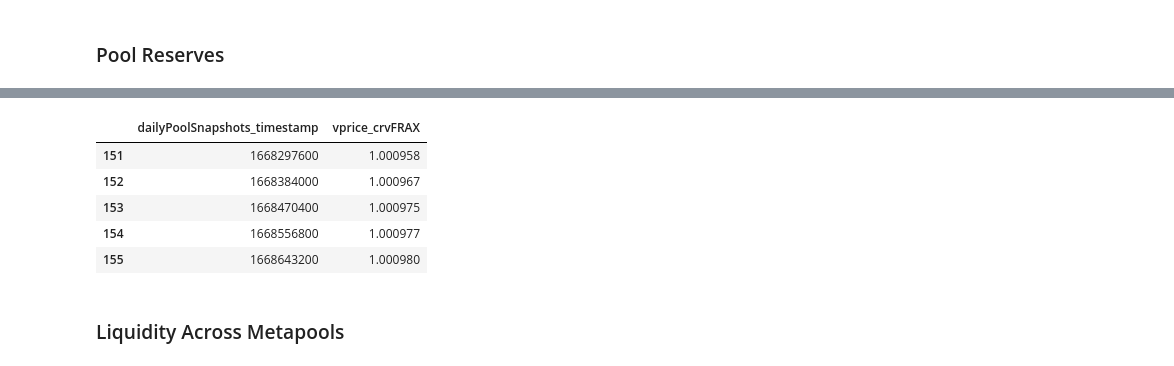
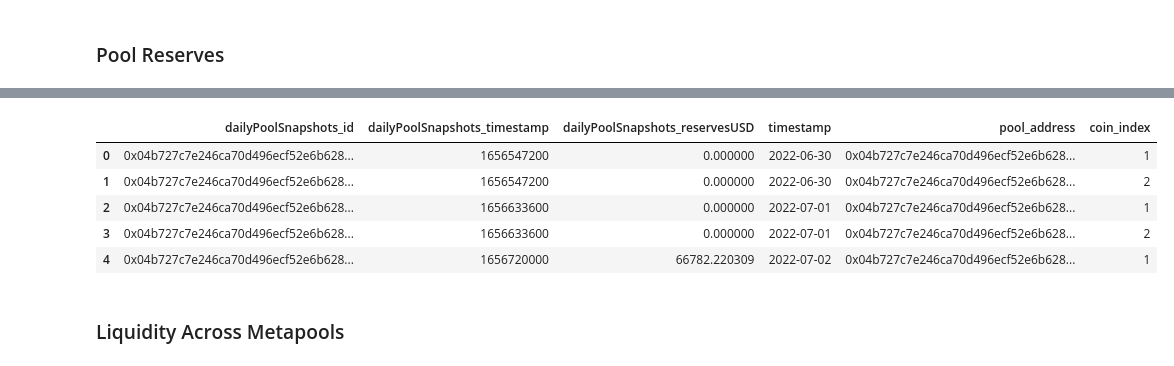
Before and after one commit to bam4564/flywheel, a Jupyter notebook: VotiumBribes.ipynb, the cells around one changed output, grey strips where cells are left out. Cells and saved outputs as stored; diff of their text form; code cells hidden in the pictures.

```diff
--- a/VotiumBribes.ipynb
+++ b/VotiumBribes.ipynb
@@ -425,20 +386,3 @@ DOLAFRAXBP3CRV-f
 # %%
-dfs_pool_snapshots = []
-for i, pool_id in enumerate(pool_ids):
-    print(f"Query {i+1} / {len(pool_ids)}")
-    pool_snaps = sg_curve.Query.dailyPoolSnapshots(where={"pool": pool_id}, first=10000, orderBy="timestamp", orderDirection="asc")
-    pool_attrs = [
-        'id',
-        'timestamp',
-        'reserves',
-        'reservesUSD',
-        'normalizedReserves',
-    ]
-    dfs_pool_snaps = sg.query_df([getattr(pool_snaps, attr) for attr in pool_attrs], pagination_strategy=ShallowStrategy)
-    df_pool_snaps = zip_dfs(dfs_pool_snaps, ['dailyPoolSnapshots_reservesUSD', 'dailyPoolSnapshots_normalizedReserves'])
-    df_pool_snaps = df_pool_snaps.reset_index()
-    df_pool_snaps['coin_index'] = (
-        df_pool_snaps.groupby('dailyPoolSnapshots_timestamp', sort=False)['index'].rank(method='first').astype(int)
-    )
-    df_pool_snaps = df_pool_snaps.drop(columns=['index'])
-    dfs_pool_snapshots.append(df_pool_snaps)
+pool_ids = df_pools.pool_address.unique().tolist()
+df_reserves = get_curve_pool_reserves(df_pools.pool_address.unique().tolist())
@@ -463,8 +388,0 @@ Query 21 / 21
-# %%
-df_reserves = pd.concat(dfs_pool_snapshots)
-df_reserves['timestamp'] = pd.to_datetime(df_reserves.dailyPoolSnapshots_timestamp, unit='s')
-df_reserves['pools_id'] = df_reserves.dailyPoolSnapshots_id.apply(lambda _id: _id.split('-')[0])
-df_reserves = df_reserves.merge(
-    df_pools, how='left', on=['pools_id', 'coin_index'], validate="m:1"
-)
-df_reserves.tail()
@@ -478,19 +388,0 @@ df_reserves.tail()
-# %%
-"""
-Currently, there is an issue with the pricing of crvFrax as computed in the dailyPoolSnapshots entity.
-The USD denominated tvl of the reserves is based on the price of a token that is computed in the TokenSnapshot
-entity. For some reason, this entity (for crvFrax) has the price as 0 in all cases.
-"""
-pool_snaps = sg_curve.Query.dailyPoolSnapshots(where={"pool": CURVE_POOL_FRAX_USDC}, first=10000, orderBy="timestamp", orderDirection="asc")
-pool_attrs = ['timestamp', 'virtualPrice',]
-df_frax_bp_vprice = sg.query_df([getattr(pool_snaps, attr) for attr in pool_attrs], pagination_strategy=ShallowStrategy)
-df_frax_bp_vprice = df_frax_bp_vprice.rename(columns={'dailyPoolSnapshots_virtualPrice': 'vprice_crvFRAX'})
-df_frax_bp_vprice.vprice_crvFRAX /= 1e18
-df_frax_bp_vprice.tail()
-# %% [output]
-|  | dailyPoolSnapshots_timestamp | vprice_crvFRAX |
-| 151 | 1668297600 | 1.000958 |
-| 152 | 1668384000 | 1.000967 |
-| 153 | 1668470400 | 1.000975 |
-| 154 | 1668556800 | 1.000977 |
-| 155 | 1668643200 | 1.000980 |
@@ -528,12 +389,9 @@ assert np.sum(df_final[['vprice_crvFRAX']].isna().astype(int)).values[0] == 0
 # %%
-# # After validating our invariants, we use the virtual price of crvFrax to fix dailyPoolSnapshots_reservesUSD for the rows where it is erroneously 0
-# len_pre = len(df_final)
-# df_final_fine = df_final.loc[
-#     (df_final.pools_coinNames != 'crvFRAX') | ((df_final.pools_coinNames == 'crvFRAX') & (df_final.single_contract == True))
-# ]
-# df_final_fix = df_final.loc[(df_final.pools_coinNames == 'crvFRAX') & (df_final.single_contract == False)]
-# print(f"Modifying {len(df_final_fix)} rows")
-# df_final_fix['dailyPoolSnapshots_reservesUSD'] = df_final.dailyPoolSnapshots_normalizedReserves * df_final.vprice_crvFRAX / df_final.pools_coinDecimals.rpow(10)
-# df_final = pd.concat([df_final_fine, df_final_fix])
-# assert len_pre == len(df_final)
-# df_final_fix.tail()
+df_reserves.head()
+# %% [output]
+|  | dailyPoolSnapshots_id | dailyPoolSnapshots_timestamp | dailyPoolSnapshots_reservesUSD | timestamp | pool_address | coin_index |
+| 0 | 0x04b727c7e246ca70d496ecf52e6b628... | 1656547200 | 0.000000 | 2022-06-30 | 0x04b727c7e246ca70d496ecf52e6b628... | 1 |
+| 1 | 0x04b727c7e246ca70d496ecf52e6b628... | 1656547200 | 0.000000 | 2022-06-30 | 0x04b727c7e246ca70d496ecf52e6b628... | 2 |
+| 2 | 0x04b727c7e246ca70d496ecf52e6b628... | 1656633600 | 0.000000 | 2022-07-01 | 0x04b727c7e246ca70d496ecf52e6b628... | 1 |
+| 3 | 0x04b727c7e246ca70d496ecf52e6b628... | 1656633600 | 0.000000 | 2022-07-01 | 0x04b727c7e246ca70d496ecf52e6b628... | 2 |
+| 4 | 0x04b727c7e246ca70d496ecf52e6b628... | 1656720000 | 66782.220309 | 2022-07-02 | 0x04b727c7e246ca70d496ecf52e6b628... | 1 |
```
Also changed, not shown: parts of 21 cells of this notebook.
